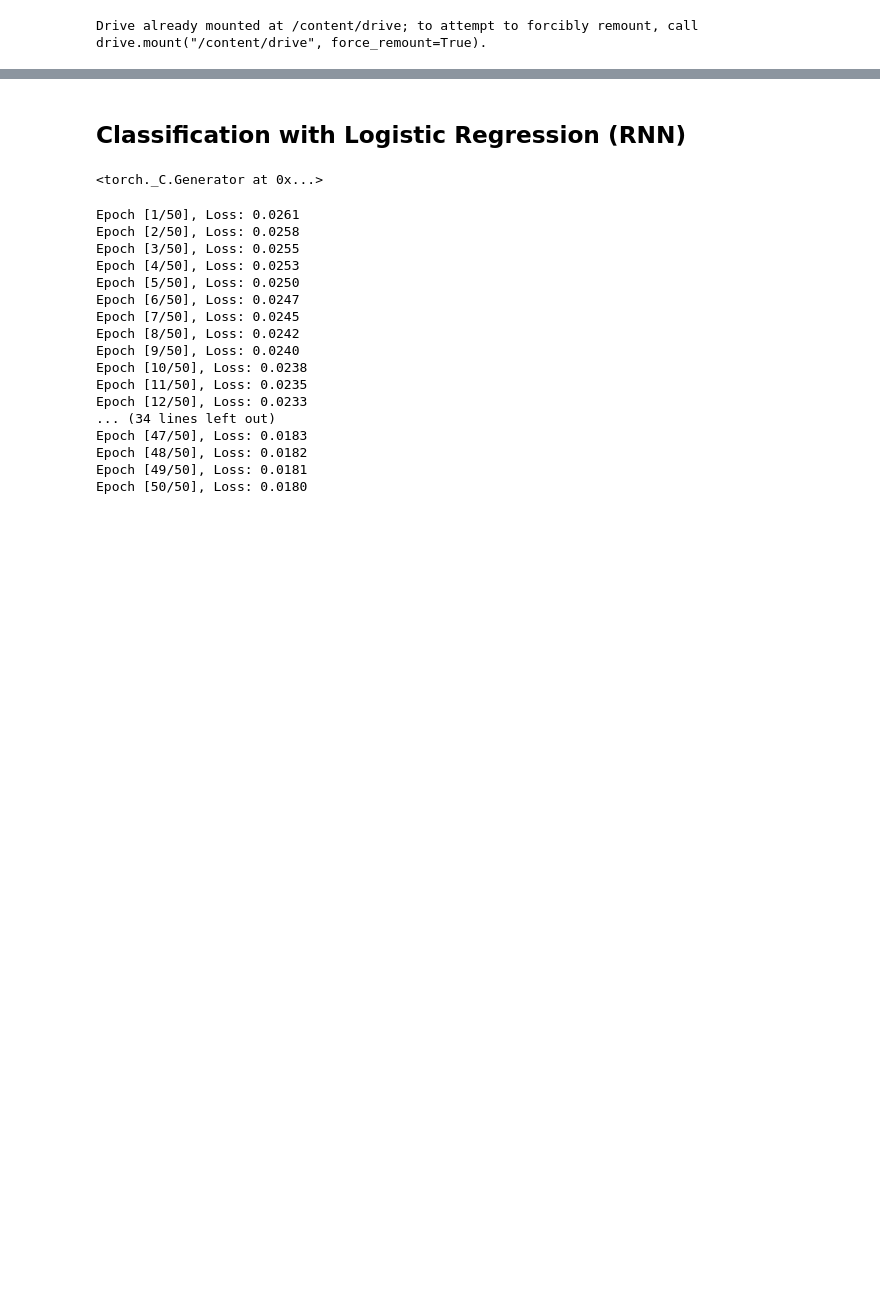
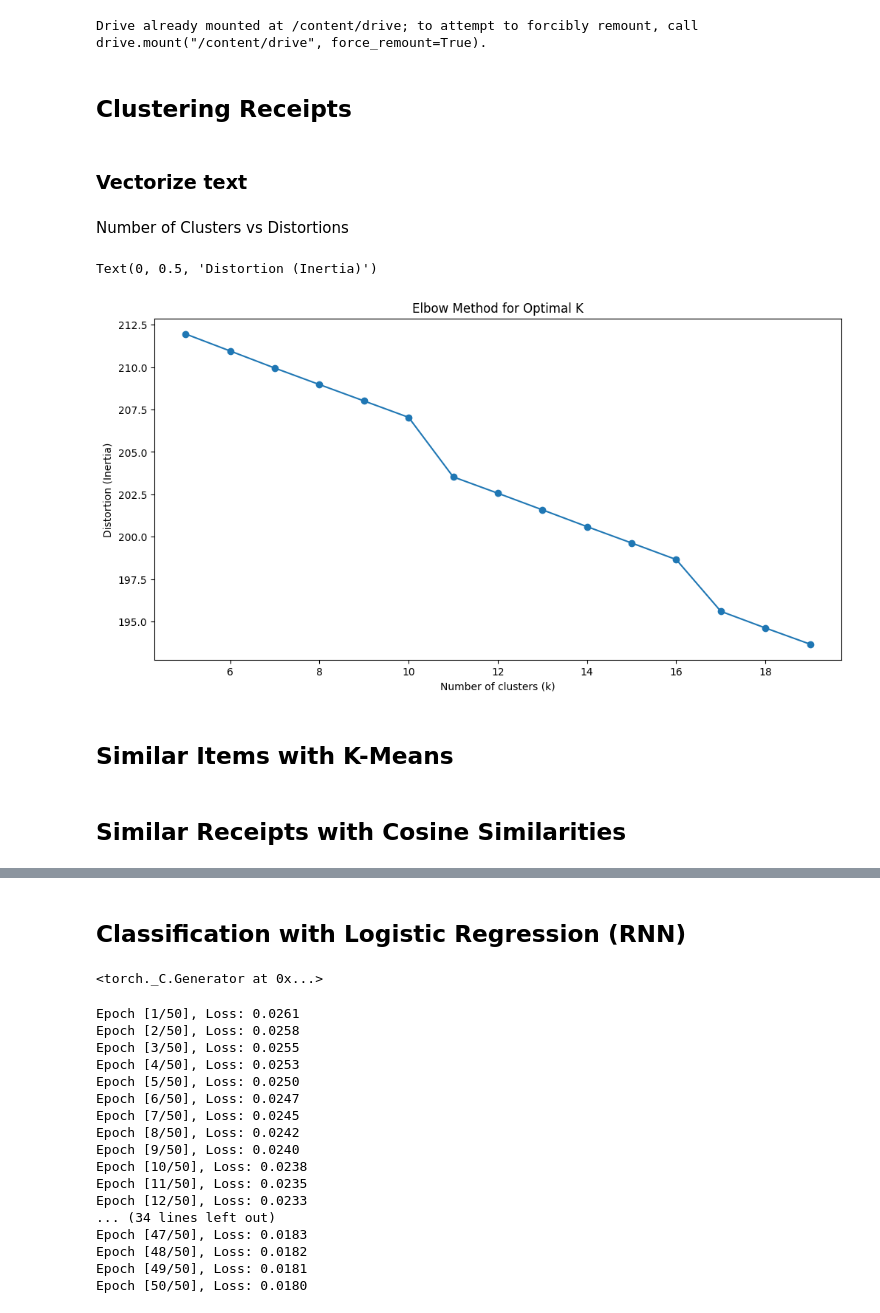
Before and after one commit to iradualbert/dst-receipt-expense, a Jupyter notebook: Classification_and_Clustering.ipynb, the cells around one changed output, grey strips where cells are left out. Drawn from its saved outputs; the diff is of its cells as text; code cells hidden in the pictures; blank space fills up the shorter version.

```diff
--- a/Classification_and_Clustering.ipynb
+++ b/Classification_and_Clustering.ipynb
@@ -298,3 +346,7 @@ def get_example_row(example):
     return image_path, example["text"]
 # %% [output]
 Drive already mounted at /content/drive; to attempt to forcibly remount, call drive.mount("/content/drive", force_remount=True).
+# %% [markdown]
+## Clustering Receipts
+# %% [markdown]
+### Vectorize text
@@ -300,0 +378,28 @@ Drive already mounted at /content/drive; to attempt to forcibly remount, call dr
+# %% [markdown]
+Number of Clusters vs Distortions
+# %%
+from sklearn.cluster import KMeans
+
+texts = df["text"].tolist()
+
+k_range = range(5, 20)
+distortions = []
+
+for n_clusters in k_range:
+    X = vectorize_text(texts)
+    kmeans = KMeans(n_clusters=n_clusters, random_state=42)
+    kmeans.fit(X)
+    distortions.append(kmeans.inertia_)
+
+# Plot the elbow curve
+plt.figure(figsize=(12, 6))
+
+plt.plot(k_range, distortions, marker='o')
+plt.title('Elbow Method for Optimal K')
+plt.xlabel('Number of clusters (k)')
+plt.ylabel('Distortion (Inertia)')
+# %% [output]
+Text(0, 0.5, 'Distortion (Inertia)')
+[figure, added]
+# %% [markdown]
+## Similar Items with K-Means
@@ -301,3 +433,5 @@ Drive already mounted at /content/drive; to attempt to forcibly remount, call dr
+# %% [markdown]
+## Similar Receipts with Cosine Similarities
 # %%
 import pytesseract
 from sklearn.feature_extraction.text import TfidfVectorizer
```
Also changed, not shown: parts of 16 cells of this notebook, 4 other files.
